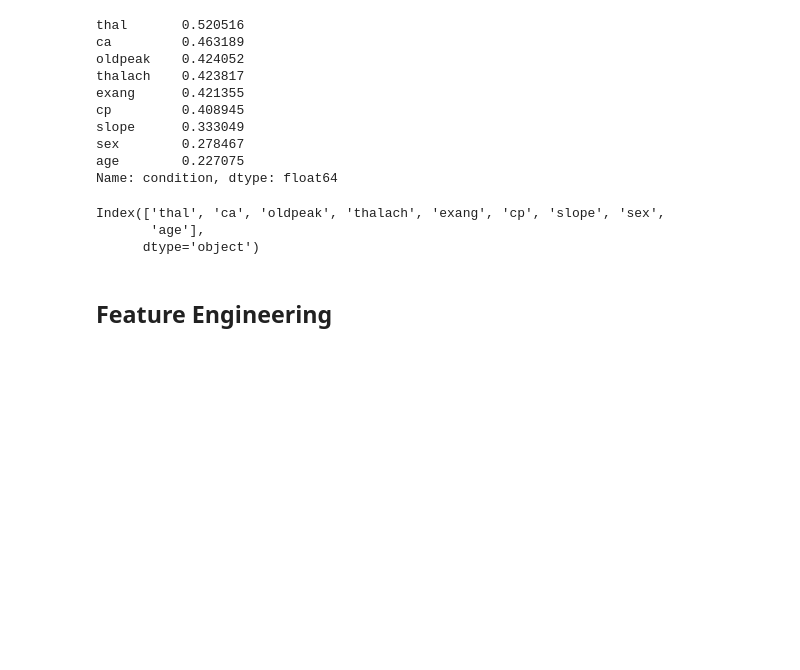
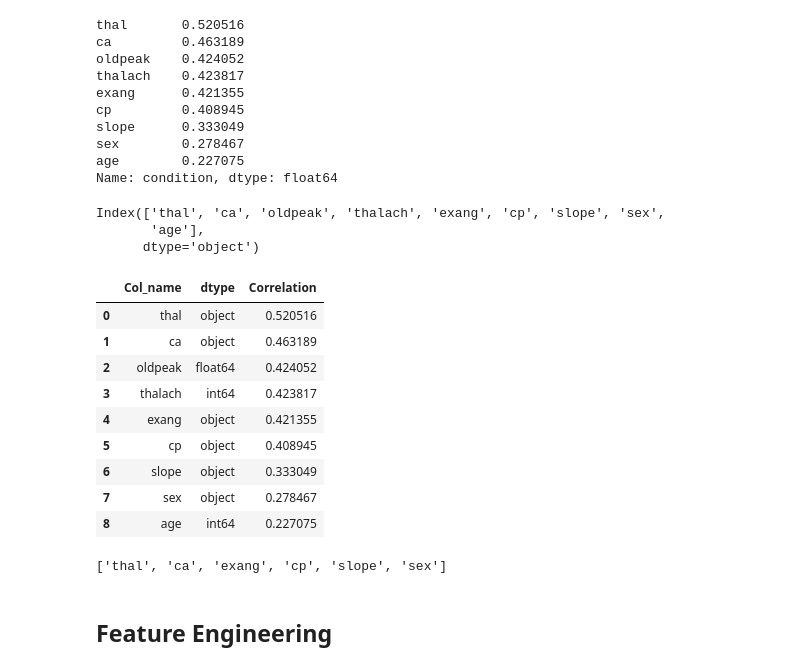
Before and after one commit to vishgm/PD-Bootcamp-ProblemStatement-1, a Jupyter notebook: jupy-notebooks/Rnd_Problem_statement_1.ipynb, the cells around one changed output. Saved outputs shown, nothing was run; the diff lists cells and outputs as text; code cells hidden in the pictures; blank space fills up the shorter version.

```diff
--- a/jupy-notebooks/Rnd_Problem_statement_1.ipynb
+++ b/jupy-notebooks/Rnd_Problem_statement_1.ipynb
@@ -399,6 +400,34 @@ final_df_corr_cols
 Index(['thal', 'ca', 'oldpeak', 'thalach', 'exang', 'cp', 'slope', 'sex',
        'age'],
       dtype='object')
+# %%
+final_df_corr = pd.DataFrame(final_df_corr)
+final_df_corr['dtype'] = df.dtypes[final_df_corr.index]
+final_df_corr['Col_name'] = final_df_corr.index
+final_df_corr['Correlation'] = final_df_corr.condition
+
+final_df_corr.drop("condition", axis=1, inplace=True)
+final_df_corr.reset_index(drop=True, inplace=True)
+
+final_df_corr = final_df_corr[['Col_name', 'dtype','Correlation']]
+
+
+final_df_corr
+# %% [output]
+|  | Col_name | dtype | Correlation |
+| 0 | thal | object | 0.520516 |
+| 1 | ca | object | 0.463189 |
+| 2 | oldpeak | float64 | 0.424052 |
+| 3 | thalach | int64 | 0.423817 |
+| 4 | exang | object | 0.421355 |
+| 5 | cp | object | 0.408945 |
+| 6 | slope | object | 0.333049 |
+| 7 | sex | object | 0.278467 |
+| 8 | age | int64 | 0.227075 |
+# %%
+final_df_corr[final_df_corr.dtype == 'object']['Col_name'].values.tolist()
+# %% [output]
+['thal', 'ca', 'exang', 'cp', 'slope', 'sex']
 # %% [markdown]
 ## Feature Engineering <a class="anchor" id="feature_engineering"></a>
 # %% [markdown]
```
Also changed, not shown: parts of 8 cells of this notebook.
